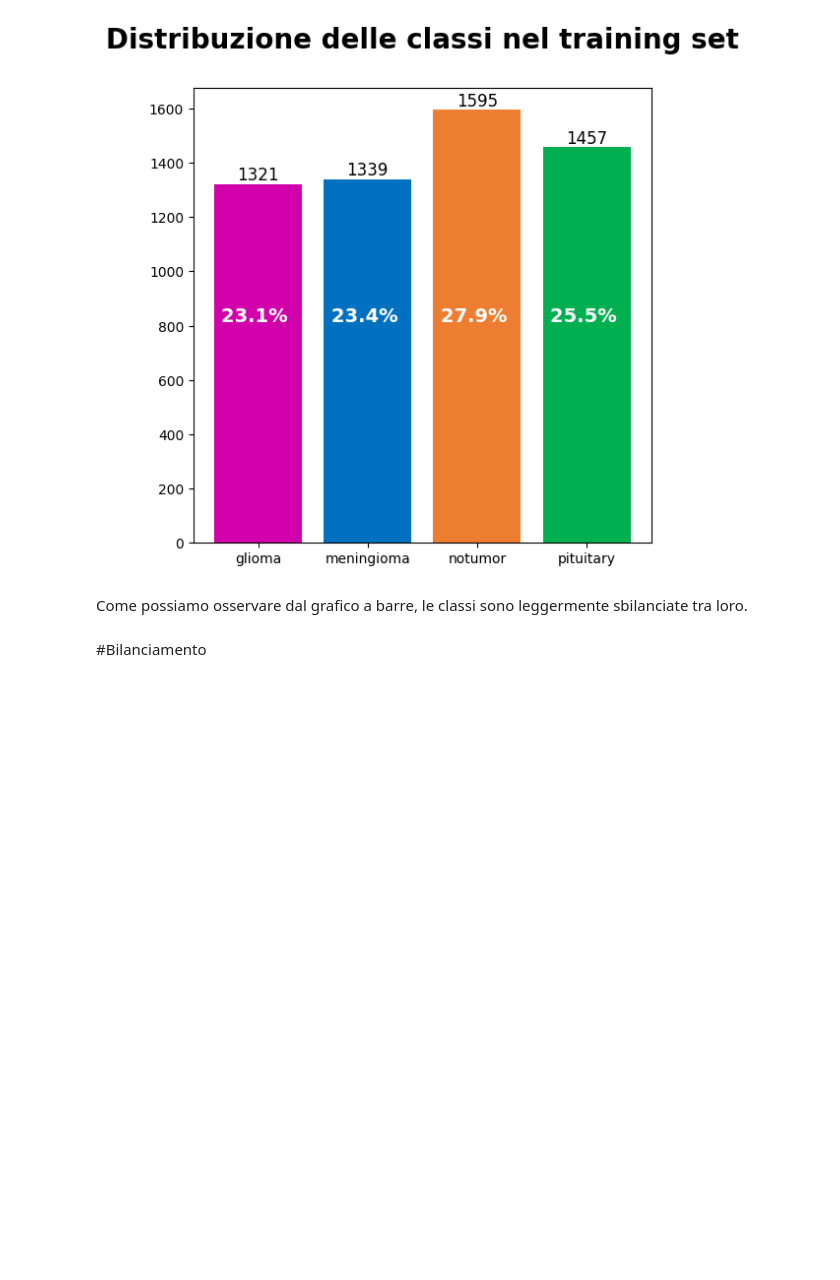
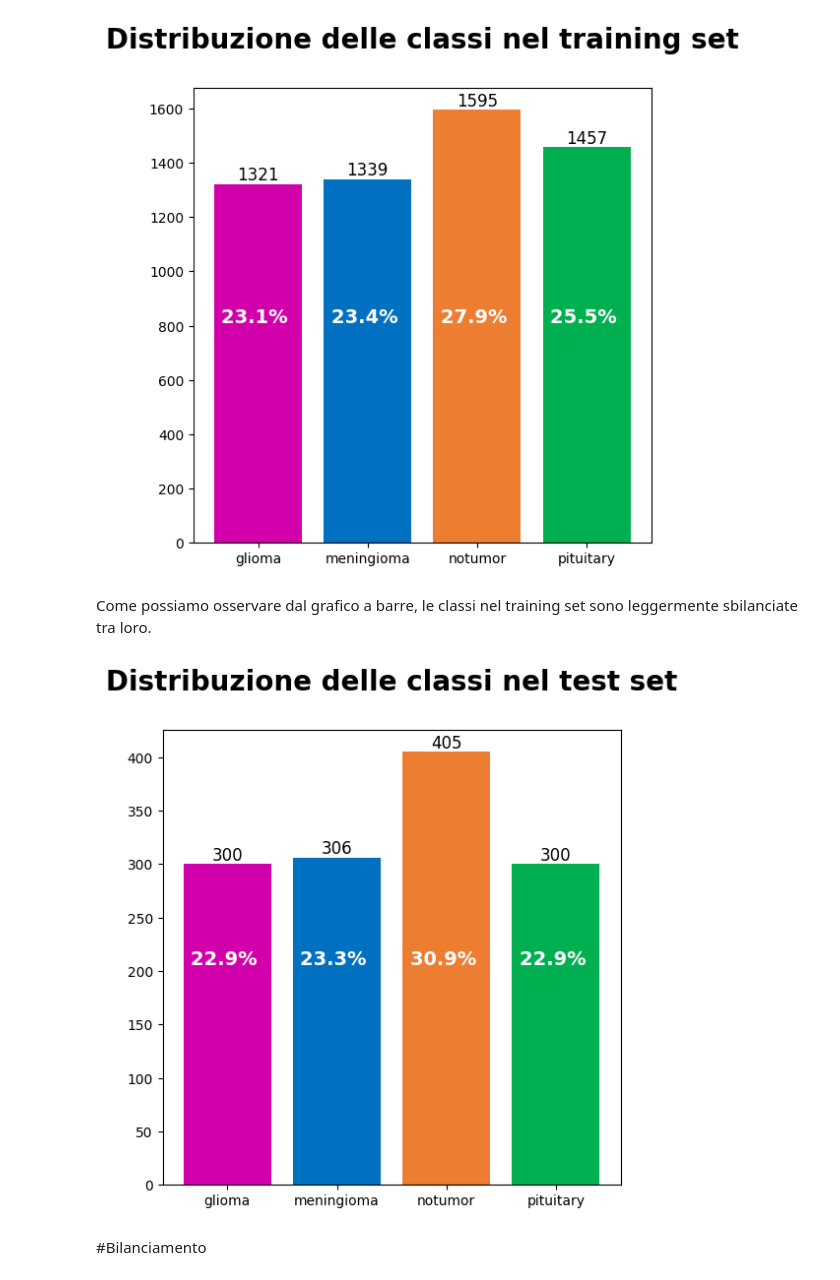
Before and after one commit to TheRoberto2512/DeepBrainMRI, a Jupyter notebook: Dataset_(Download_+_Pre_Processing).ipynb, the cells around one changed output. Saved outputs shown, nothing was run; the diff lists cells and outputs as text; code cells hidden in the pictures; blank space fills up the shorter version.

```diff
--- a/Dataset_(Download_+_Pre_Processing).ipynb
+++ b/Dataset_(Download_+_Pre_Processing).ipynb
@@ -66,5 +72,17 @@ train_data = tf.keras.utils.image_dataset_from_directory(
     crop_to_aspect_ratio=True,                                                    # ritaglia le immagini per mantenere il rapporto indicato
 )
 
+test_data = tf.keras.utils.image_dataset_from_directory(
+    directory = '/content/brain-tumor-mri-dataset/Testing/',
+    labels='inferred',
+    label_mode='categorical',
+    color_mode='grayscale',
+    image_size=(IMAGE_WIDTH, IMAGE_HEIGHT),
+    batch_size = BATCH_SIZE,
+    shuffle=True,
+    seed=SEED,
+    crop_to_aspect_ratio=True,
+)
+
 class_names = train_data.class_names                                              # salviamo i nomi delle classi
 tipo_dataset = 'base'                                                             # servirà per i salvataggi su Drive
@@ -92,6 +113,6 @@ def printChart(dataset, title):
   for bar in bars:
       yval = bar.get_height()
       plt.text(bar.get_x() + bar.get_width()/2.0, yval, "%d" % int(yval), va='bottom', ha='center', fontsize=12)
-      plt.text(bar.get_x() + bar.get_width()/2.0,  800, "%.1f%% " % (int(yval)/sum(sizes)*100), fontweight='bold', color='#ffffff', fontsize=14, va='bottom', ha='center')
+      plt.text(bar.get_x() + bar.get_width()/2.0,  max(sizes)/2, "%.1f%% " % (int(yval)/sum(sizes)*100), fontweight='bold', color='#ffffff', fontsize=14, va='bottom', ha='center')
 
   plt.show()
@@ -100,7 +123,11 @@ printChart(train_data, "Distribuzione delle classi nel training set")
 # %% [output]
 [figure]
 # %% [markdown]
-Come possiamo osservare dal grafico a barre, le classi sono leggermente sbilanciate tra loro.
+Come possiamo osservare dal grafico a barre, le classi nel training set sono leggermente sbilanciate tra loro.
+# %%
+printChart(test_data, "Distribuzione delle classi nel test set")
+# %% [output]
+[figure, added]
 # %% [markdown]
 <a name="4"></a>
 #Bilanciamento
```
Also changed, not shown: parts of 10 cells of this notebook.
